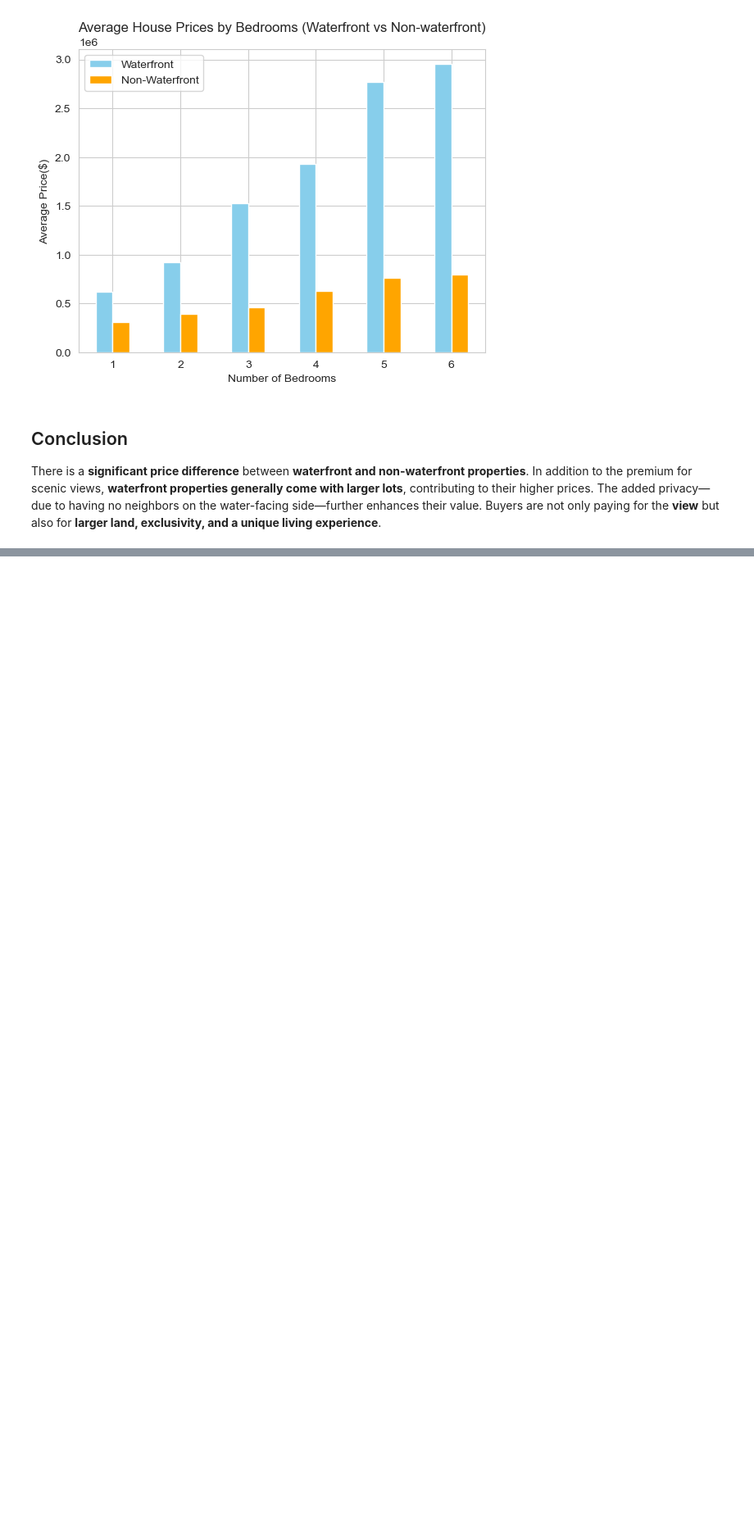
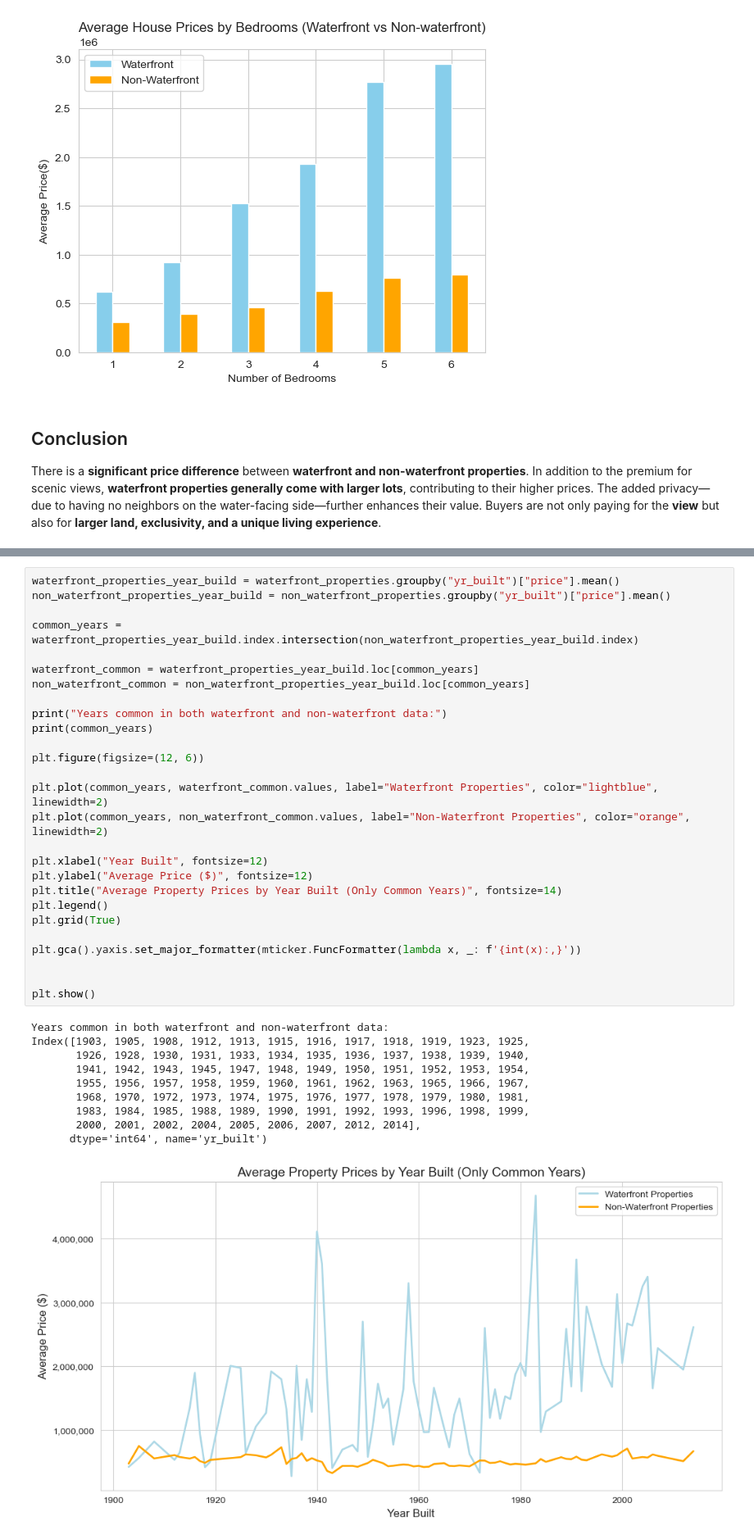
Before and after one commit to Milos191405/Python-House-properties, a Jupyter notebook: house_market.ipynb, the cells around one changed output, grey strips where cells are left out. Shown at 82% size. Drawn from its saved outputs; the diff is of its cells as text; blank space fills up the shorter version.

```diff
--- a/house_market.ipynb
+++ b/house_market.ipynb
@@ -187,0 +186,38 @@ There is a **significant price difference** between **waterfront and non-waterfr
+# %%
+waterfront_properties_year_build = waterfront_properties.groupby("yr_built")["price"].mean()
+non_waterfront_properties_year_build = non_waterfront_properties.groupby("yr_built")["price"].mean()
+
+common_years = waterfront_properties_year_build.index.intersection(non_waterfront_properties_year_build.index)
+
+waterfront_common = waterfront_properties_year_build.loc[common_years]
+non_waterfront_common = non_waterfront_properties_year_build.loc[common_years]
+
+print("Years common in both waterfront and non-waterfront data:")
+print(common_years)
+
+plt.figure(figsize=(12, 6))
+
+plt.plot(common_years, waterfront_common.values, label="Waterfront Properties", color="lightblue", linewidth=2)
+plt.plot(common_years, non_waterfront_common.values, label="Non-Waterfront Properties", color="orange", linewidth=2)
+
+plt.xlabel("Year Built", fontsize=12)
+plt.ylabel("Average Price ($)", fontsize=12)
+plt.title("Average Property Prices by Year Built (Only Common Years)", fontsize=14)
+plt.legend()
+plt.grid(True)
+
+plt.gca().yaxis.set_major_formatter(mticker.FuncFormatter(lambda x, _: f'{int(x):,}'))
+
+
+plt.show()
+# %% [output]
+Years common in both waterfront and non-waterfront data:
+Index([1903, 1905, 1908, 1912, 1913, 1915, 1916, 1917, 1918, 1919, 1923, 1925,
+       1926, 1928, 1930, 1931, 1933, 1934, 1935, 1936, 1937, 1938, 1939, 1940,
+       1941, 1942, 1943, 1945, 1947, 1948, 1949, 1950, 1951, 1952, 1953, 1954,
+       1955, 1956, 1957, 1958, 1959, 1960, 1961, 1962, 1963, 1965, 1966, 1967,
+       1968, 1970, 1972, 1973, 1974, 1975, 1976, 1977, 1978, 1979, 1980, 1981,
+       1983, 1984, 1985, 1988, 1989, 1990, 1991, 1992, 1993, 1996, 1998, 1999,
+       2000, 2001, 2002, 2004, 2005, 2006, 2007, 2012, 2014],
+      dtype='int64', name='yr_built')
+[figure, added]
```
Also changed, not shown: parts of 4 cells of this notebook.
